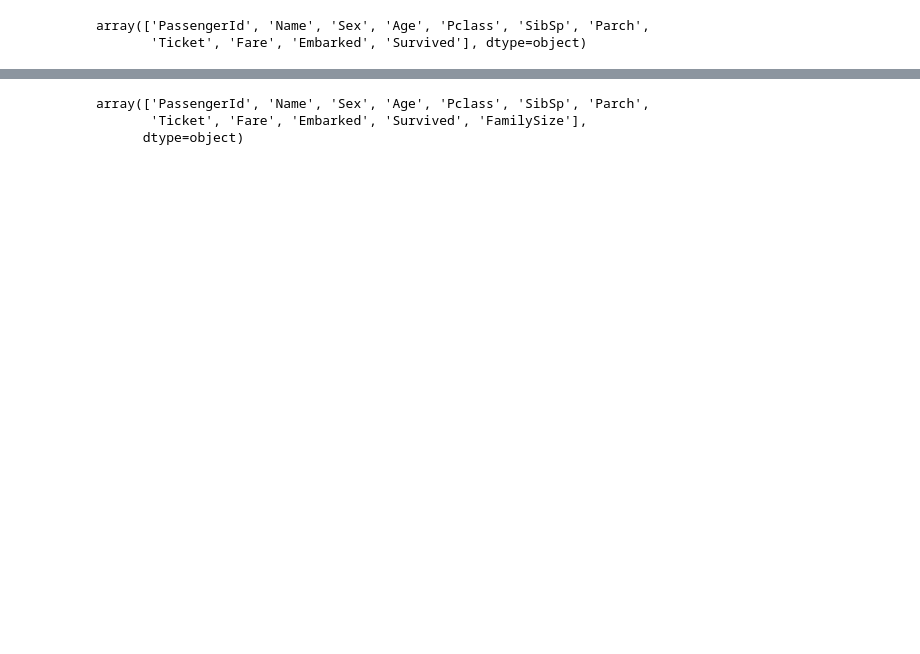
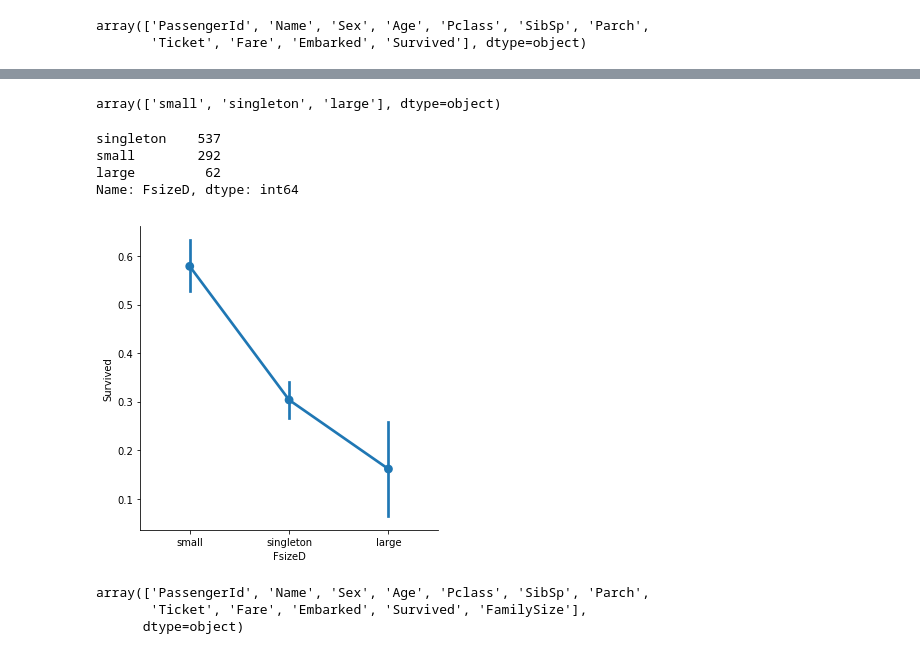
Before and after one commit to TJ-DS/ExploratoryDataAnalysis-EDA, a Jupyter notebook: TitanicDataset/TitanicDataset.ipynb, the cells around one changed output, grey strips where cells are left out. Drawn from its saved outputs; the diff is of its cells as text; code cells hidden in the pictures; blank space fills up the shorter version.

```diff
--- a/TitanicDataset/TitanicDataset.ipynb
+++ b/TitanicDataset/TitanicDataset.ipynb
@@ -236,3 +358,20 @@ TitanicData['FamilySize'] = TitanicData['SibSp'] + TitanicData['Parch']+1
+# %%
+# Discretize family size
+TitanicData.loc[TitanicData["FamilySize"] == 1, "FsizeD"] = 'singleton'
+TitanicData.loc[(TitanicData["FamilySize"] > 1)  &  (TitanicData["FamilySize"] < 5) , "FsizeD"] = 'small'
+TitanicData.loc[TitanicData["FamilySize"] >4, "FsizeD"] = 'large'
+TitanicData["FsizeD"].unique()
+TitanicData["FsizeD"].value_counts()
+# %% [output]
+array(['small', 'singleton', 'large'], dtype=object)
+singleton    537
+small        292
+large         62
+Name: FsizeD, dtype: int64
+# %%
+sns.factorplot(x="FsizeD", y="Survived", data=TitanicData);
+# %% [output]
+[figure, added]
 # %%
 TitanicData['GenderClass'] = TitanicData.apply(lambda x: 'Child' if x['Age'] < 15 else x['Sex'],axis=1)
 # %%
```
Also changed, not shown: parts of 101 cells of this notebook.
